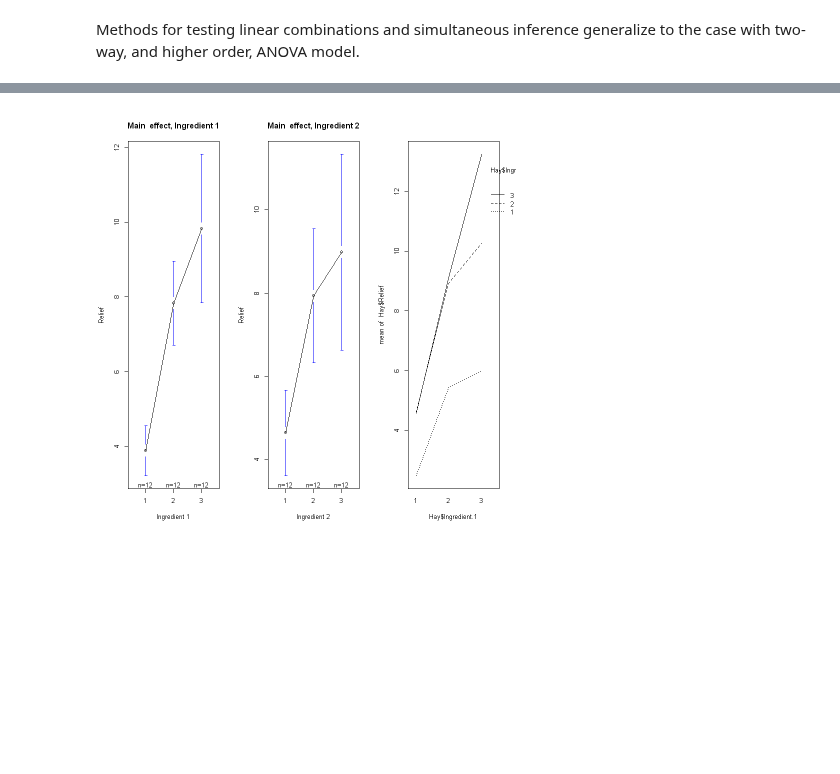
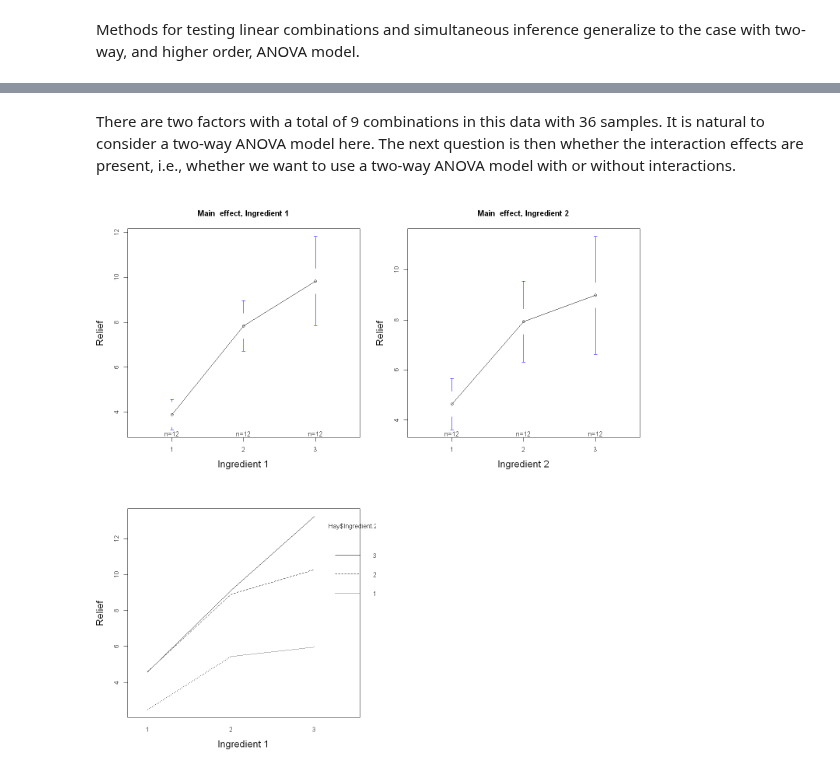
Before and after one commit to ChenShizhe/StatDataScience, a Jupyter notebook: Notes/Chapter4ANOVAII.ipynb, the cells around one changed output, grey strips where cells are left out. Saved outputs shown, nothing was run; the diff lists cells and outputs as text; code cells hidden in the pictures; blank space fills up the shorter version.

Commit message:
Updated two-way ANOVA example

```diff
--- a/Notes/Chapter4ANOVAII.ipynb
+++ b/Notes/Chapter4ANOVAII.ipynb
@@ -213,0 +223,5 @@ There are two factors with a total of 9 combinations in this data with 36 sample
+# %%
+Hay.jittered = Hay;
+Hay.jittered$Ingredient.2 = jitter(Hay.jittered$Ingredient.2)
+# Jittered one factor
+pairs(Hay.jittered,pch=16,col='red',cex=1.5)
@@ -214,17 +230,26 @@ There are two factors with a total of 9 combinations in this data with 36 sample
+# %% [markdown]
+
+There are two factors with a total of 9 combinations in this data with 36 samples. It is natural to consider a two-way ANOVA model here. The next question is then whether the interaction effects are present, i.e., whether we want to use a two-way ANOVA model with or without interactions.
 # %%
 # Exploratory analysis
-Hay <- read.csv(file="../Data/HayFever.csv", header=TRUE, sep=",")
 library(gplots)
-par(mfrow=c(1,3))
+Hay$Ingredient.1=as.factor(Hay$Ingredient.1)
+Hay$Ingredient.2=as.factor(Hay$Ingredient.2)
+
+options(repr.plot.width=12, repr.plot.height=12)
+par(mfrow=c(2,2))
 # Main effect plot for ingredient 1
-plotmeans(Relief~Ingredient.1,data=Hay,xlab="Ingredient 1",ylab="Relief", main="Main  effect, Ingredient 1")
+plotmeans(Relief~Ingredient.1,data=Hay,xlab="Ingredient 1",ylab="Relief",
+          main="Main  effect, Ingredient 1",cex.lab=1.5)
 # Main effect plot for ingredient 2
-plotmeans(Relief~Ingredient.2,data=Hay,xlab="Ingredient 2",ylab="Relief", main="Main  effect, Ingredient 2")
+plotmeans(Relief~Ingredient.2,data=Hay,xlab="Ingredient 2",ylab="Relief",
+          main="Main  effect, Ingredient 2",cex.lab=1.5)
 #Interaction plot
-interaction.plot(Hay$Ingredient.1, Hay$Ingredient.2, Hay$Relief)
+interaction.plot(Hay$Ingredient.1, Hay$Ingredient.2, Hay$Relief
+                ,cex.lab=1.5,ylab="Relief",xlab='Ingredient 1')
 par(mfrow=c(1,1))
 # %% [output]
-[figure, old version]
+[figure, new version]
 # %%
 # Test for interactions
 full_model=lm(Relief~as.factor(Ingredient.1)+as.factor(Ingredient.2)+as.factor(Ingredient.1)*as.factor(Ingredient.2),data=Hay);
```
Also changed, not shown: parts of 18 cells of this notebook.
